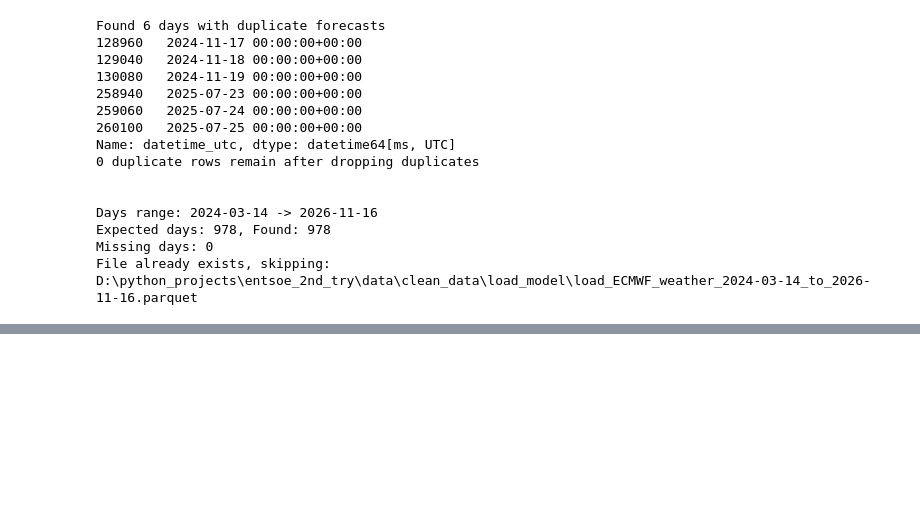
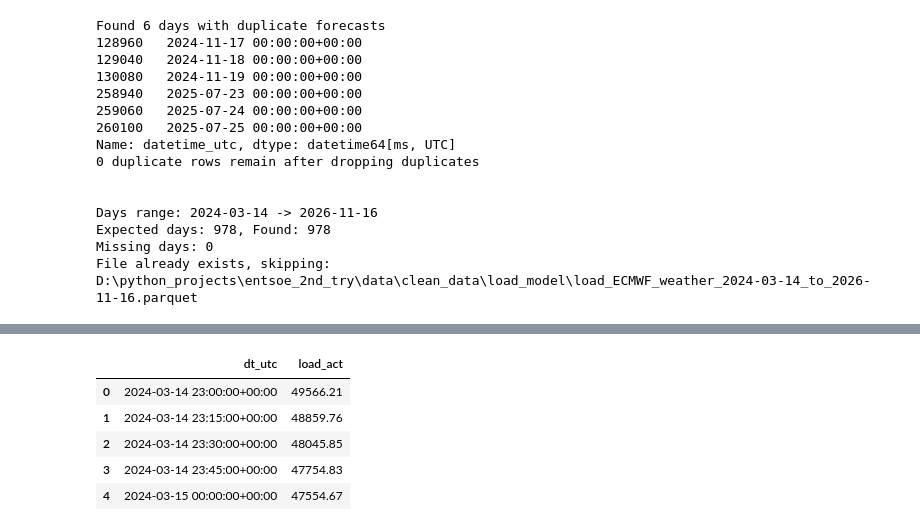
Before and after one commit to anatolii-me/DE-DayAhead-PowerForecast, a Jupyter notebook: notebooks/research_load_model/1_data_preparation.ipynb, the cells around one changed output, grey strips where cells are left out. Saved outputs shown, nothing was run; the diff lists cells and outputs as text; code cells hidden in the pictures; blank space fills up the shorter version.

```diff
--- a/notebooks/research_load_model/1_data_preparation.ipynb
+++ b/notebooks/research_load_model/1_data_preparation.ipynb
@@ -801,0 +912,81 @@ Index(['dt_run_utc', 'dt_utc', 'dt_berlin', 'temp_1', 'temp_2', 'temp_3',
+# %%
+# Set to True to download data when the saved file does not exist yet.
+# Set to False to work only with a previously saved file.
+LOAD_DATA = False
+
+# Take the first and last UTC timestamps from the prepared weather data.
+# This makes the load table cover exactly the same time interval.
+weather_times = pd.to_datetime(weather_final['dt_utc'], utc=True)
+load_start_utc = weather_times.iloc[0]
+load_last_utc = weather_times.iloc[-1]
+if load_start_utc > load_last_utc:
+    raise ValueError('weather_final must be sorted by dt_utc.')
+load_grid_utc = pd.date_range(load_start_utc, load_last_utc, freq='15min')
+
+# Include the dates in the filename, as in the calendar and weather sections.
+# A different requested interval will therefore use a different file.
+load_path = RAW_DATA_DIR / (
+    f'load_actual_{load_start_utc:%Y-%m-%d}'
+    f'_to_{load_last_utc:%Y-%m-%d}.parquet'
+)
+
+if load_path.exists():
+    # Reuse the saved data without contacting ENTSO-E or requiring an API key.
+    load_df = pd.read_parquet(load_path)
+    print(f'Loaded existing file: {load_path}')
+
+elif LOAD_DATA:
+    # The API key comes from .env, loaded at the beginning of this notebook.
+    from entsoe import EntsoePandasClient
+    api_key = os.getenv('ENTSOE_API_KEY')
+    if not api_key:
+        raise ValueError('Set ENTSOE_API_KEY in .env before downloading load data.')
+    client = EntsoePandasClient(api_key=api_key)
+
+    # The API interval ends immediately after the last requested quarter-hour.
+    # Request 30 days at a time so a long history is fetched in smaller parts.
+    load_end_utc = load_last_utc + pd.Timedelta(minutes=15)
+    load_parts = []
+    chunk_start = load_start_utc
+    while chunk_start < load_end_utc:
+        chunk_end = min(chunk_start + pd.Timedelta(days=30), load_end_utc)
+        chunk = client.query_load('DE_LU', start=chunk_start, end=chunk_end)
+        if 'Actual Load' not in chunk.columns:
+            raise KeyError('ENTSO-E response has no Actual Load column.')
+        load_parts.append(chunk['Actual Load'])
+        chunk_start = chunk_end
+
+    # Combine the parts and convert their timestamps to UTC.
+    # Adjacent API requests can share a boundary timestamp, so remove duplicates.
+    load_act = pd.concat(load_parts).sort_index()
+    load_act.index = pd.to_datetime(load_act.index, utc=True)
+    load_act = load_act[~load_act.index.duplicated(keep='last')]
+
+    # Align with the complete 15-minute grid. Missing measurements stay NaN.
+    load_act = load_act.reindex(load_grid_utc)
+    load_df = pd.DataFrame({
+        'dt_utc': load_grid_utc,
+        'load_act': load_act.to_numpy(),
+    })
+
+    # Save only once; later notebook runs will read this Parquet file.
+    RAW_DATA_DIR.mkdir(parents=True, exist_ok=True)
+    load_df.to_parquet(load_path, index=False)
+    print(f'Saved: {load_path}')
+
+else:
+    raise FileNotFoundError(
+        f'No saved load data at {load_path}. Set LOAD_DATA = True to download it.'
+    )
+
+# Check that a saved file still matches the weather interval and has only
+# the two columns used in the following analysis.
+if list(load_df.columns) != ['dt_utc', 'load_act']:
+    raise ValueError('The load file must contain only dt_utc and load_act.')
+load_df['dt_utc'] = pd.to_datetime(load_df['dt_utc'], utc=True)
+if not pd.DatetimeIndex(load_df['dt_utc']).equals(load_grid_utc):
+    raise ValueError('The saved load timestamps do not match weather_final.')
+
+print(f'Rows: {len(load_df):,}; missing load values: {load_df.load_act.isna().sum():,}')
+display(load_df.head(), load_df.tail())
+# %% [output]
@@ -801,0 +995,6 @@ Index(['dt_run_utc', 'dt_utc', 'dt_berlin', 'temp_1', 'temp_2', 'temp_3',
+|  | dt_utc | load_act |
+| 0 | 2024-03-14 23:00:00+00:00 | 49566.21 |
+| 1 | 2024-03-14 23:15:00+00:00 | 48859.76 |
+| 2 | 2024-03-14 23:30:00+00:00 | 48045.85 |
+| 3 | 2024-03-14 23:45:00+00:00 | 47754.83 |
+| 4 | 2024-03-15 00:00:00+00:00 | 47554.67 |
```
Also changed, not shown: parts of 12 cells of this notebook.
